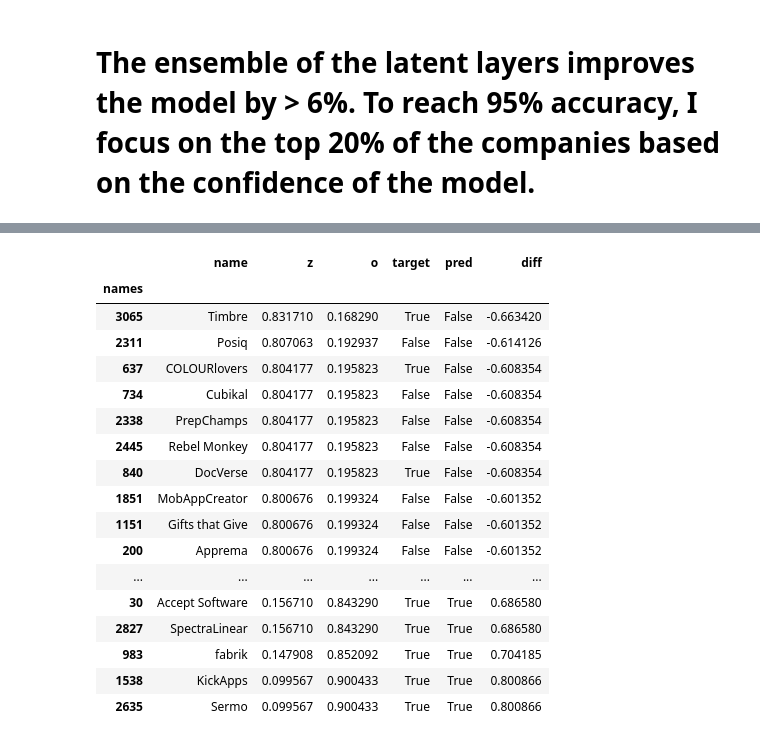
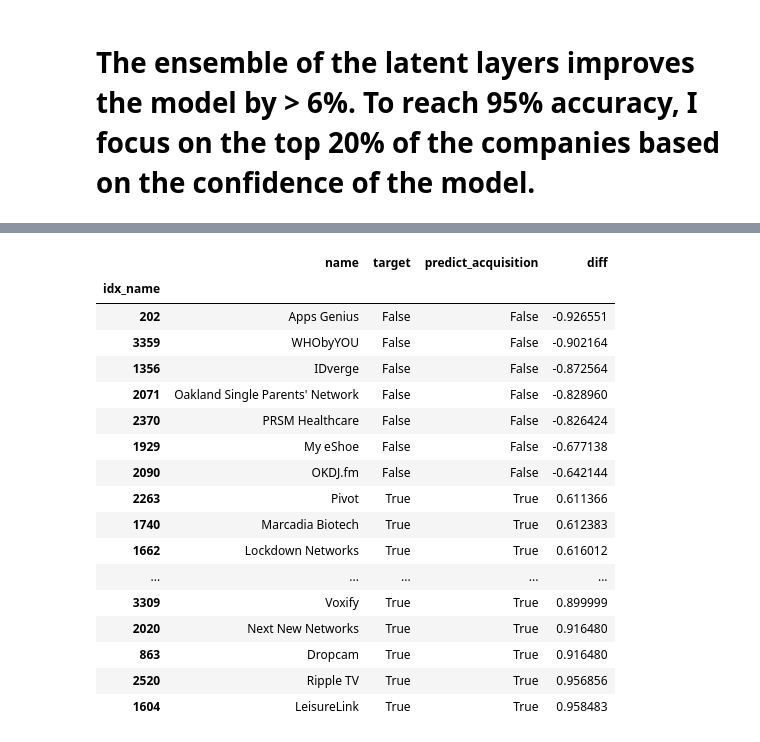
Before and after one commit to patrick-hanley/thought_experiments_original, a Jupyter notebook: _notebooks/2021-02-05-fastai_crunchbase.ipynb, the cells around one changed output, grey strips where cells are left out. Saved outputs shown, nothing was run; the diff lists cells and outputs as text; code cells hidden in the pictures.

```diff
--- a/_notebooks/2021-02-05-fastai_crunchbase.ipynb
+++ b/_notebooks/2021-02-05-fastai_crunchbase.ipynb
@@ -157,7 +122,7 @@ def run_exps(models, X_train: pd.DataFrame , y_train: pd.DataFrame, X_test: pd.D
     target_names = ['closed', 'aquired']
     for model_name, model in models:
         kfold = model_selection.KFold(n_splits=5, shuffle=True,
-                                      random_state=90210)
+                                      random_state=random.seed(1234))
 
         cv_results = model_selection.cross_validate(model, X_train, y_train,
                                                     cv=kfold, scoring=scoring)
@@ -359,19 +324,22 @@ dep_var = 'status'
 # X=df_nn_final.copy()
 # X.drop(['status'],axis=1,inplace=True)
 
-
+random.seed(1234)
 seed = 7
 test_size = 0.2
-X_train, X_test, y_train, y_test = train_test_split(X, y, test_size=test_size, random_state=seed)
+X_train, X_test, y_train, y_test = train_test_split(X, y, test_size=test_size, random_state=random.seed(1234))
 splits = (list(X_train.index),list(X_test.index))
 
 
 cont_nn, cat_nn = cont_cat_split(df_nn_final, max_card=10, dep_var=dep_var)
 # %%
 # array of ML models (only using one for demonstration)
+random.seed(1234)
 models = [
-      ('RandomForest', RandomForestClassifier(max_depth=200, random_state=0,
-                                     oob_score=True, min_samples_split=30)),
+      ('RandomForest', RandomForestClassifier(max_depth=200,
+                                              random_state=random.seed(1234),
+                                              oob_score=True,
+                                              min_samples_split=30)),
     ]
 
 procs_nn = [Categorify, FillMissing, Normalize]
@@ -524,7 +491,7 @@ weighted avg       0.78      0.78      0.78       140
 # %%
-
-clf = RandomForestClassifier(max_depth=3, random_state=0, oob_score=False, min_samples_split=100, n_estimators=5)
-#clf = RandomForestClassifier(max_depth=200, random_state=0, oob_score=True, min_samples_split=30)
+#hide
+#clf = RandomForestClassifier(max_depth=3, random_state=random.seed(1234), oob_score=False, min_samples_split=100, n_estimators=5)
+clf = RandomForestClassifier(max_depth=200, random_state=random.seed(1234), oob_score=True, min_samples_split=30)
 clf.fit(X_train_combined, y_train_combined)
 print (clf.score(X_test_combined, y_test_combined))
 # %% [output]
@@ -532,51 +499,48 @@ print (clf.score(X_test_combined, y_test_combined))
 # %%
-#hide
+#collapse-show
 predicted_val=clf.predict_proba(X_test_combined)
 predicted=clf.predict(X_test_combined)
 
 pred_df=pd.DataFrame(predicted_val, columns=['z','o'])
 #pred_df['names']=(X_test_combined.company_index.values)
 
 pred_df['target']=y_test_combined.values
 pred_df['names']=y_test_combined.index
-pred_df['pred']=predicted
+pred_df['predict_acquisition']=predicted
 
 
 pred_df['diff'] = pred_df.apply(lambda x: x['o'] - x['z'], axis=1)
-
-#pred_df=pred_df[np.abs(pred_df['diff'])>1.4]
-#pred_df=pred_df[(pred_df['diff']>1.7) | (pred_df['diff']<-1.58)] #93 with 4 models
-confident_pred_df=pred_df[(pred_df['diff']>1.21) | (pred_df['diff']<-1.22)] #92 with 1 model
-confident_pred_df=pred_df[(pred_df['diff']>.60) | (pred_df['diff']<-.60)] #92 with 1 model
-#confident_pred_df=pred_df
-
-
-#confident_pred_df.sort_values(by='diff')
+confident_pred_df=pred_df[(pred_df['diff']>.60) | (pred_df['diff']<-.60)]
 
 confident_pred_df.set_index('names',inplace=True)
 
-df_out = pd.merge(company_names, confident_pred_df, how = 'right',left_index = True, right_index = True)
-df_out.sort_values(by='diff')
+final_acquisition_predictions = pd.merge(company_names, confident_pred_df,
+                                         how = 'right',left_index = True,
+                                         right_index = True)
 
-#confident_pred_df
+final_acquisition_predictions.drop(['o','z'], inplace=True, axis=1,
+                                  )
+
+final_acquisition_predictions.index.name = 'idx_name'
+final_acquisition_predictions.sort_values(by='diff')
 # %% [output]
-|  | name | z | o | target | pred | diff |
-| names |  |  |  |  |  |  |
-| 3065 | Timbre | 0.831710 | 0.168290 | True | False | -0.663420 |
-| 2311 | Posiq | 0.807063 | 0.192937 | False | False | -0.614126 |
-| 637 | COLOURlovers | 0.804177 | 0.195823 | True | False | -0.608354 |
-| 734 | Cubikal | 0.804177 | 0.195823 | False | False | -0.608354 |
-| 2338 | PrepChamps | 0.804177 | 0.195823 | False | False | -0.608354 |
-| 2445 | Rebel Monkey | 0.804177 | 0.195823 | False | False | -0.608354 |
-| 840 | DocVerse | 0.804177 | 0.195823 | True | False | -0.608354 |
-| 1851 | MobAppCreator | 0.800676 | 0.199324 | False | False | -0.601352 |
-| 1151 | Gifts that Give | 0.800676 | 0.199324 | False | False | -0.601352 |
-| 200 | Apprema | 0.800676 | 0.199324 | False | False | -0.601352 |
-| ... | ... | ... | ... | ... | ... | ... |
-| 30 | Accept Software | 0.156710 | 0.843290 | True | True | 0.686580 |
-| 2827 | SpectraLinear | 0.156710 | 0.843290 | True | True | 0.686580 |
-| 983 | fabrik | 0.147908 | 0.852092 | True | True | 0.704185 |
-| 1538 | KickApps | 0.099567 | 0.900433 | True | True | 0.800866 |
-| 2635 | Sermo | 0.099567 | 0.900433 | True | True | 0.800866 |
+|  | name | target | predict_acquisition | diff |
+| idx_name |  |  |  |  |
+| 202 | Apps Genius | False | False | -0.926551 |
+| 3359 | WHObyYOU | False | False | -0.902164 |
+| 1356 | IDverge | False | False | -0.872564 |
+| 2071 | Oakland Single Parents' Network | False | False | -0.828960 |
+| 2370 | PRSM Healthcare | False | False | -0.826424 |
+| 1929 | My eShoe | False | False | -0.677138 |
+| 2090 | OKDJ.fm | False | False | -0.642144 |
+| 2263 | Pivot | True | True | 0.611366 |
+| 1740 | Marcadia Biotech | True | True | 0.612383 |
+| 1662 | Lockdown Networks | True | True | 0.616012 |
+| ... | ... | ... | ... | ... |
+| 3309 | Voxify | True | True | 0.899999 |
+| 2020 | Next New Networks | True | True | 0.916480 |
+| 863 | Dropcam | True | True | 0.916480 |
+| 2520 | Ripple TV | True | True | 0.956856 |
+| 1604 | LeisureLink | True | True | 0.958483 |
 # %% [markdown]
 # Interesting high confidence predictions
```
Also changed, not shown: parts of 7 cells of this notebook.
